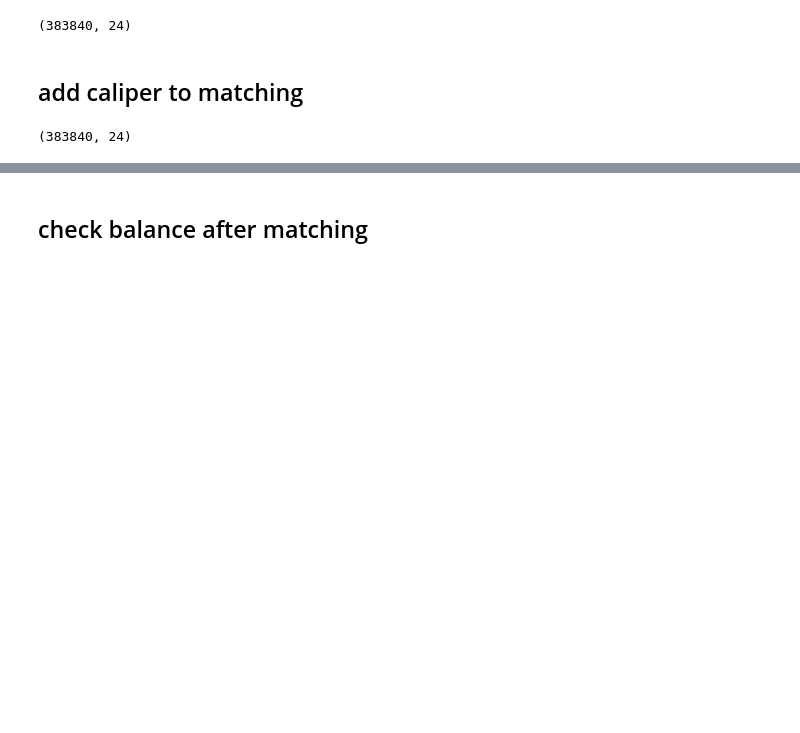
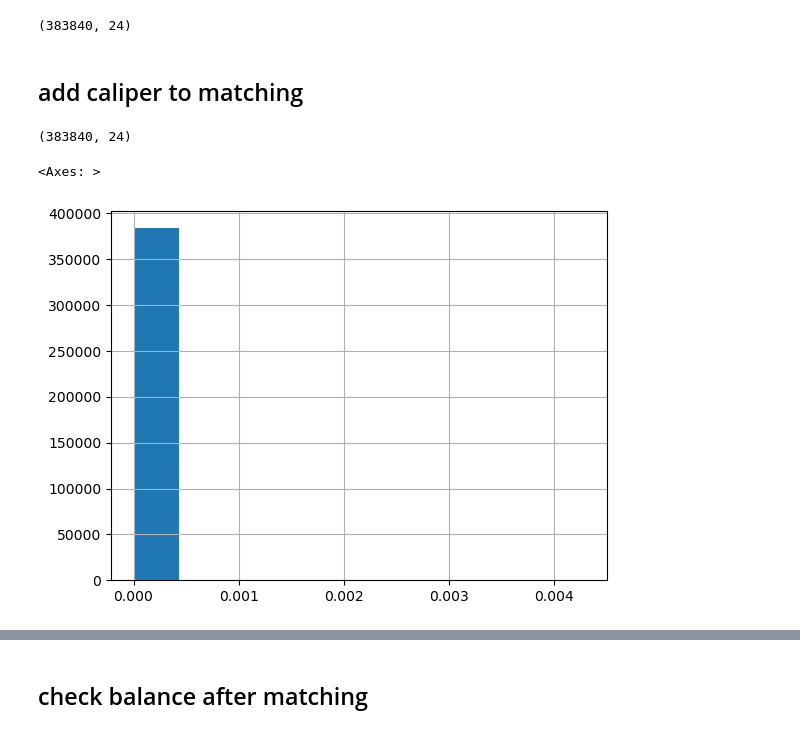
Before and after one commit to 3Frank3/Diabetes-Risk-Prediction-Fairness-Evaluation-and-Causal-Analysis-of-Physical-Activity-Using-PSM, a Jupyter notebook: PSM.ipynb, the cells around one changed output, grey strips where cells are left out. Cells and saved outputs as stored; diff of their text form; code cells hidden in the pictures; blank space fills up the shorter version.

```diff
--- a/PSM.ipynb
+++ b/PSM.ipynb
@@ -167,6 +176,11 @@ matched_df = pd.concat(
 matched_df.shape
 # %% [output]
 (383840, 24)
+# %%
+matched_df["match_distance"].hist()
+# %% [output]
+<Axes: >
+[figure, added]
 # %%
 sns.kdeplot(matched_df[matched_df["PhysActivity"]==1]["propensity_score"], label="Active")
 sns.kdeplot(matched_df[matched_df["PhysActivity"]==0]["propensity_score"], label="Inactive")
```
Also changed, not shown: parts of 18 cells of this notebook, 1 other file.
